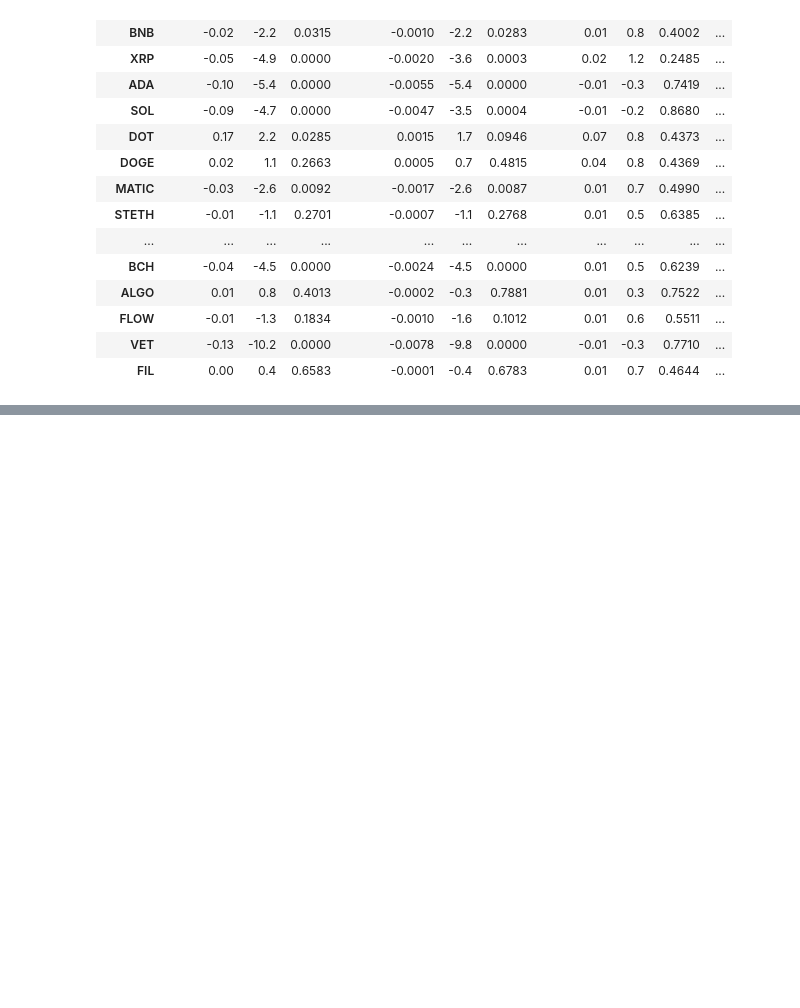
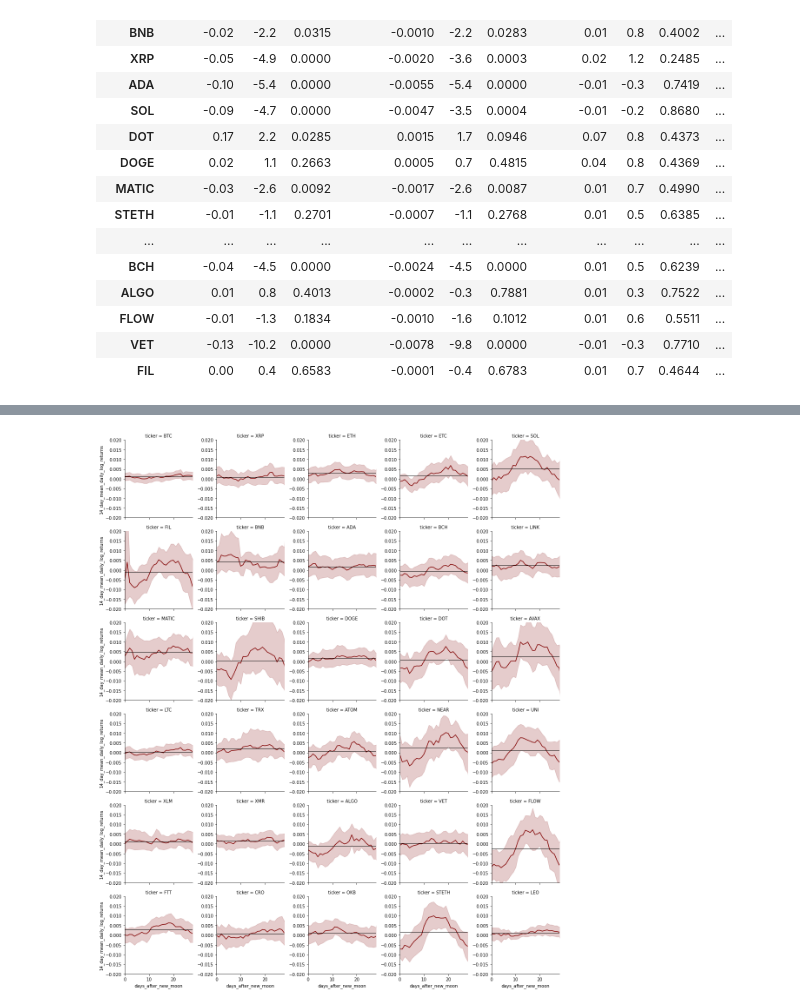
Before and after one commit to astrace/notebooks, a Jupyter notebook: moon_cycle/Lunar Phases and Cryptocurrency Returns.ipynb, the cells around one changed output, grey strips where cells are left out. Drawn from its saved outputs; the diff is of its cells as text; code cells hidden in the pictures; blank space fills up the shorter version.

```diff
--- a/moon_cycle/Lunar Phases and Cryptocurrency Returns.ipynb
+++ b/moon_cycle/Lunar Phases and Cryptocurrency Returns.ipynb
@@ -353,0 +418,10 @@ g2.set(title='Mean Daily Log');
+# %%
+g = sns.FacetGrid(
+    DF_MAIN, col="ticker", col_wrap=5, height=3, aspect=1,
+    xlim=(0, 28), ylim=(-0.02, 0.02), sharey=False
+)
+g.map(sns.lineplot, "days_after_new_moon", "14_day_mean_daily_log_returns", color='maroon');
+g.map(lambda y, **kw: plt.axhline(y.mean(), color="k", linewidth=1), '14_day_mean_daily_log_returns');
+g.set_axis_labels("days_after_new_moon");
+# %% [output]
+[figure, added]
```
Also changed, not shown: parts of 25 cells of this notebook.
